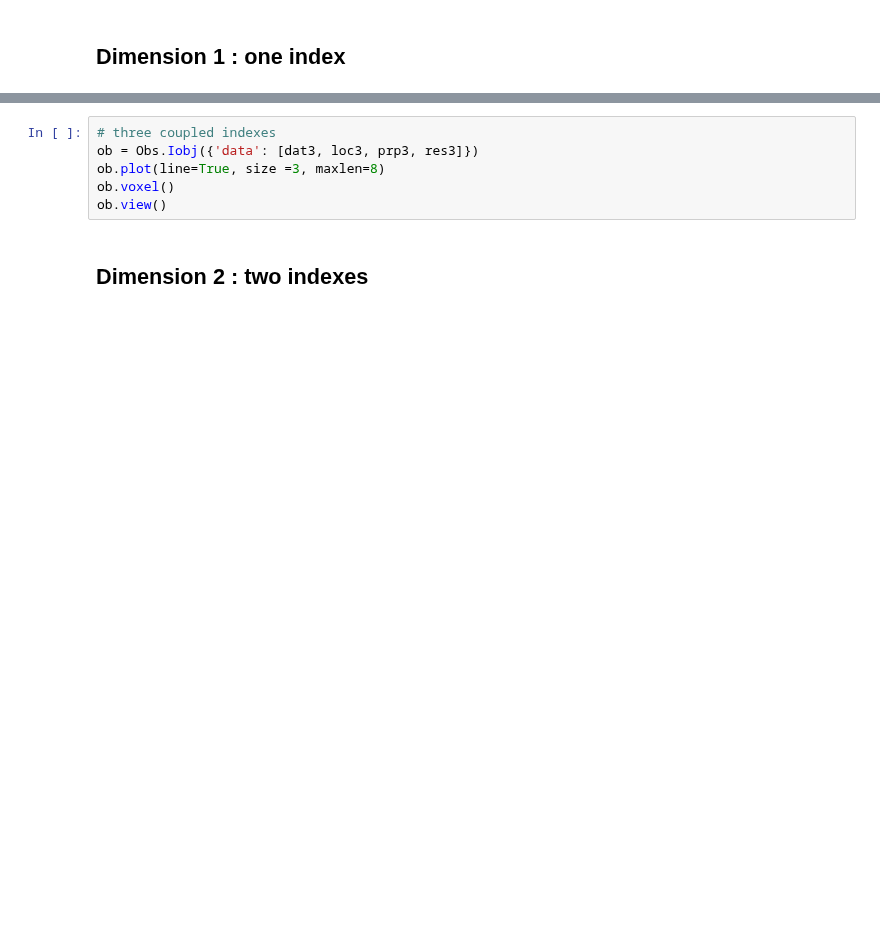
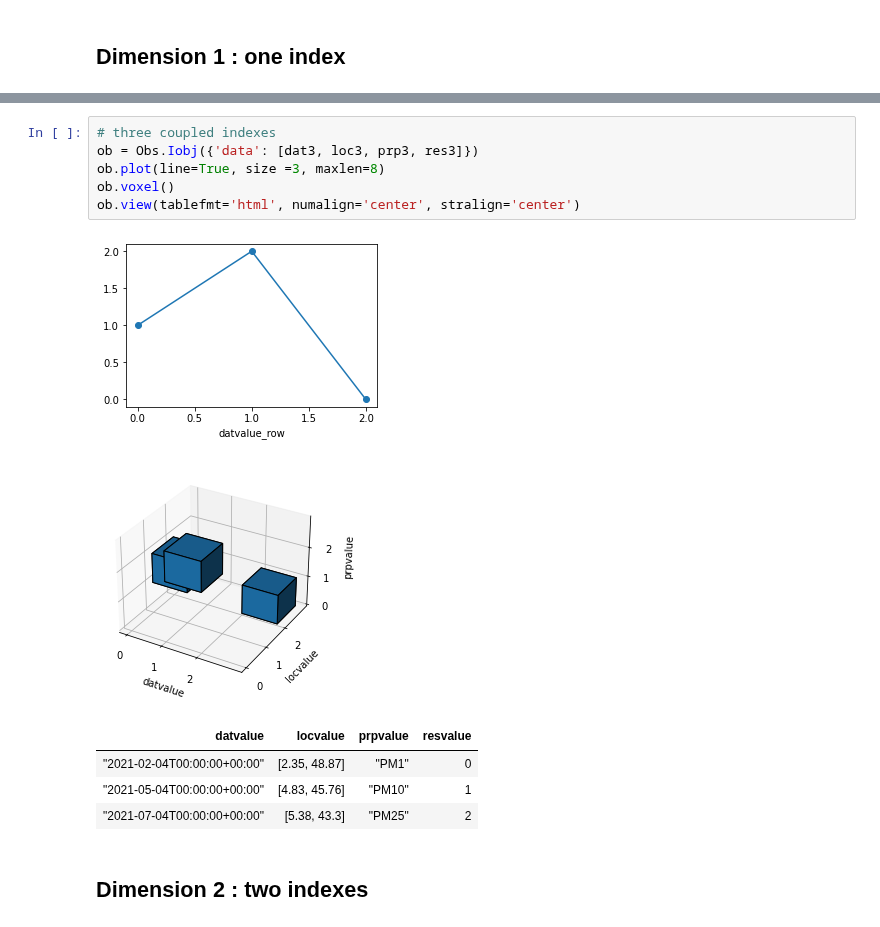
Before and after one commit to loco-philippe/Environmental-Sensing, a Jupyter notebook: python/Examples/Observation/dimension.ipynb, the cells around one changed output, grey strips where cells are left out. Cells and saved outputs as stored; diff of their text form; blank space fills up the shorter version.

```diff
--- a/python/Examples/Observation/dimension.ipynb
+++ b/python/Examples/Observation/dimension.ipynb
@@ -49,9 +67,16 @@ ob.view()
 # %%
 # three coupled indexes
 ob = Obs.Iobj({'data': [dat3, loc3, prp3, res3]})
 ob.plot(line=True, size =3, maxlen=8)
 ob.voxel()
-ob.view()
+ob.view(tablefmt='html', numalign='center', stralign='center')
+# %% [output]
+[figure, added]
+[figure, added]
+| datvalue | locvalue | prpvalue | resvalue |
+| "2021-02-04T00:00:00+00:00" | [2.35, 48.87] | "PM1" | 0 |
+| "2021-05-04T00:00:00+00:00" | [4.83, 45.76] | "PM10" | 1 |
+| "2021-07-04T00:00:00+00:00" | [5.38, 43.3] | "PM25" | 2 |
 # %% [markdown]
 ## Dimension 2 : two indexes
 # %%
```
Also changed, not shown: parts of 11 cells of this notebook, 7 other files.
